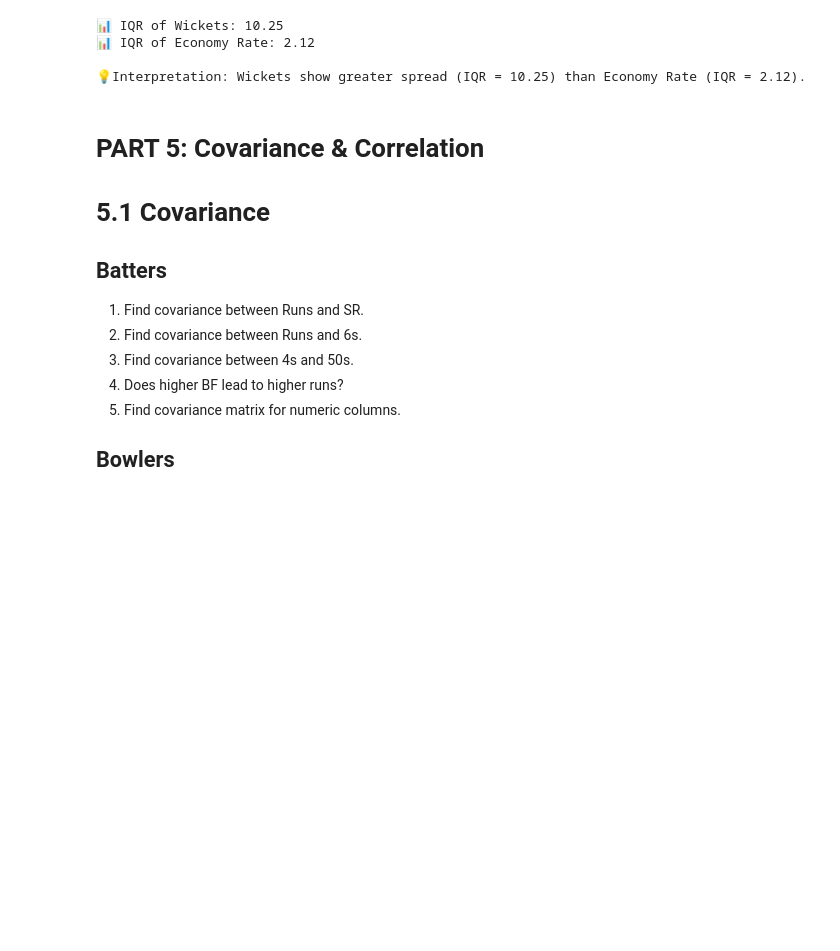
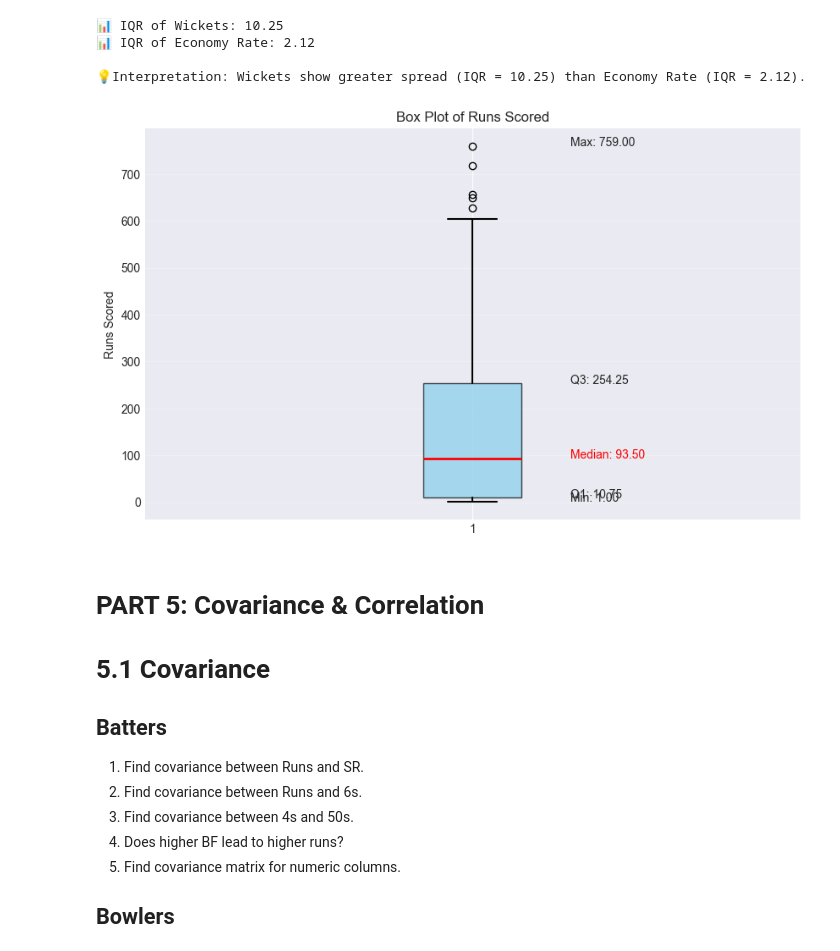
Before and after one commit to shahyash1136/data-analyst-porjects, a Jupyter notebook: IPL_2025_jupyterbook/index.ipynb, the cells around one changed output. Drawn from its saved outputs; the diff is of its cells as text; code cells hidden in the pictures; blank space fills up the shorter version.

Commit message:
started with box plot

```diff
--- a/IPL_2025_jupyterbook/index.ipynb
+++ b/IPL_2025_jupyterbook/index.ipynb
@@ -3237,3 +3231,40 @@ else:
+# %%
+# 4.2 Box Plot Questions
+
+## Batters
+
+# 1. Draw box plot for runs.
+min_runs = df_batters["Runs"].min()
+q1_runs = df_batters["Runs"].quantile(0.25)
+median_runs = df_batters["Runs"].median()
+q3_runs = df_batters["Runs"].quantile(0.75)
+max_runs = df_batters["Runs"].max()
+
+plt.figure(figsize=(10, 6))
+box = plt.boxplot(
+    df_batters["Runs"],
+    vert=True,
+    patch_artist=True,
+    boxprops=dict(facecolor="skyblue", alpha=0.7),
+    medianprops=dict(color="red", linewidth=2),
+    whiskerprops=dict(linewidth=1.5),
+    capprops=dict(linewidth=1.5),
+)
+
+plt.ylabel("Runs Scored")
+plt.title("Box Plot of Runs Scored")
+plt.grid(True, alpha=0.3, axis="y")
+
+# Annotations
+plt.text(1.15, min_runs, f"Min: {min_runs:.2f}", fontsize=10)
+plt.text(1.15, q1_runs, f"Q1: {q1_runs:.2f}", fontsize=10)
+plt.text(1.15, median_runs, f"Median: {median_runs:.2f}", fontsize=10, color="red")
+plt.text(1.15, q3_runs, f"Q3: {q3_runs:.2f}", fontsize=10)
+plt.text(1.15, max_runs, f"Max: {max_runs:.2f}", fontsize=10)
+
+plt.show()
+# %% [output]
+[figure, added]
 # %%
 # 2. Draw box plot for strike rate.
 # %%
```
Also changed, not shown: parts of 1 cell of this notebook.
